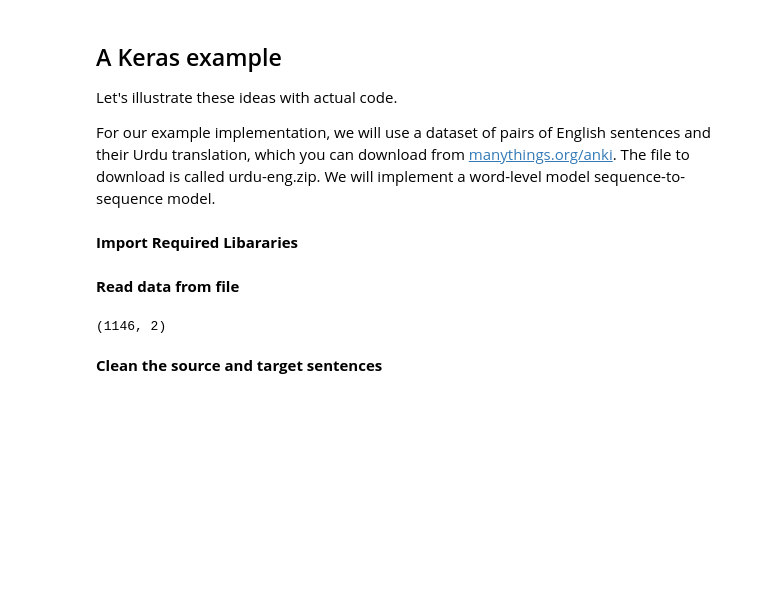
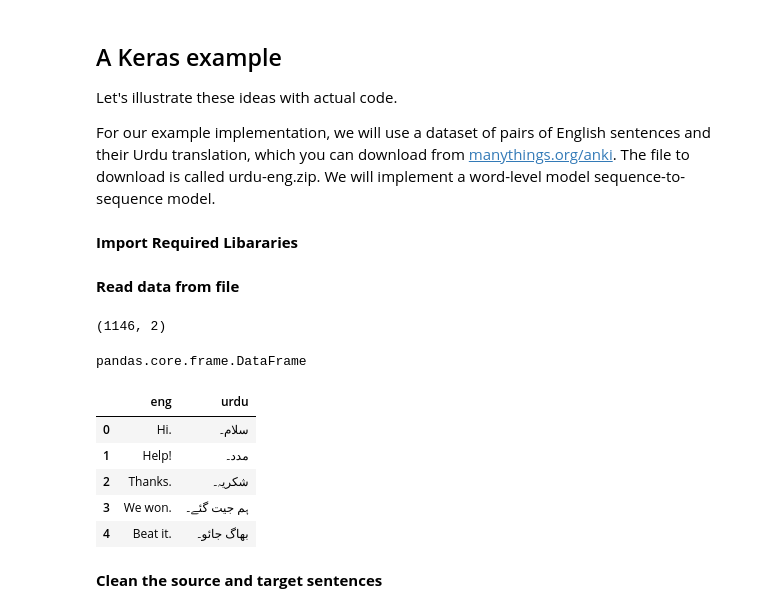
Before and after one commit to AbdulManaf12/translation-application, a Jupyter notebook: training/Machine_Translation_Word_level_model_(English_to_Urdu).ipynb, the cells around one changed output. Cells and saved outputs as stored; diff of their text form; code cells hidden in the pictures; blank space fills up the shorter version.

```diff
--- a/training/Machine_Translation_Word_level_model_(English_to_Urdu).ipynb
+++ b/training/Machine_Translation_Word_level_model_(English_to_Urdu).ipynb
@@ -71,6 +71,19 @@ lines=pd.read_table('Data/urdu.txt', names=['eng', 'urdu'],index_col=False,encod
 lines.shape
 # %% [output]
 (1146, 2)
+# %%
+type(lines)
+# %% [output]
+pandas.core.frame.DataFrame
+# %%
+lines[0:5]
+# %% [output]
+|  | eng | urdu |
+| 0 | Hi. | سلام۔ |
+| 1 | Help! | مدد۔ |
+| 2 | Thanks. | شکریہ۔ |
+| 3 | We won. | ہم جیت گئے۔ |
+| 4 | Beat it. | بھاگ جائو۔ |
 # %% [markdown]
 **Clean the source and target sentences**
 # %%
```
Also changed, not shown: parts of 13 cells of this notebook, 10 other files.
